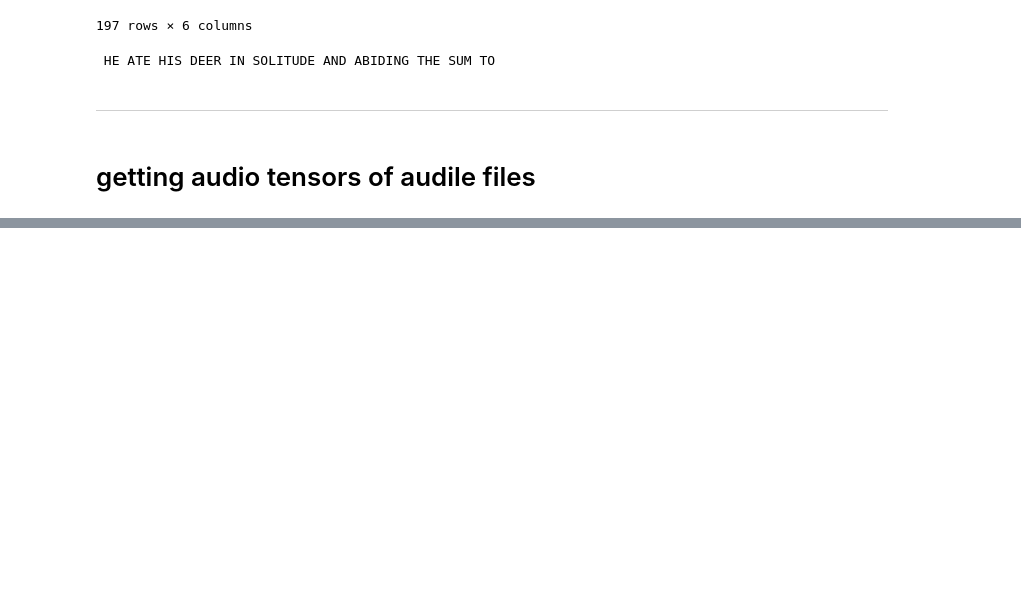
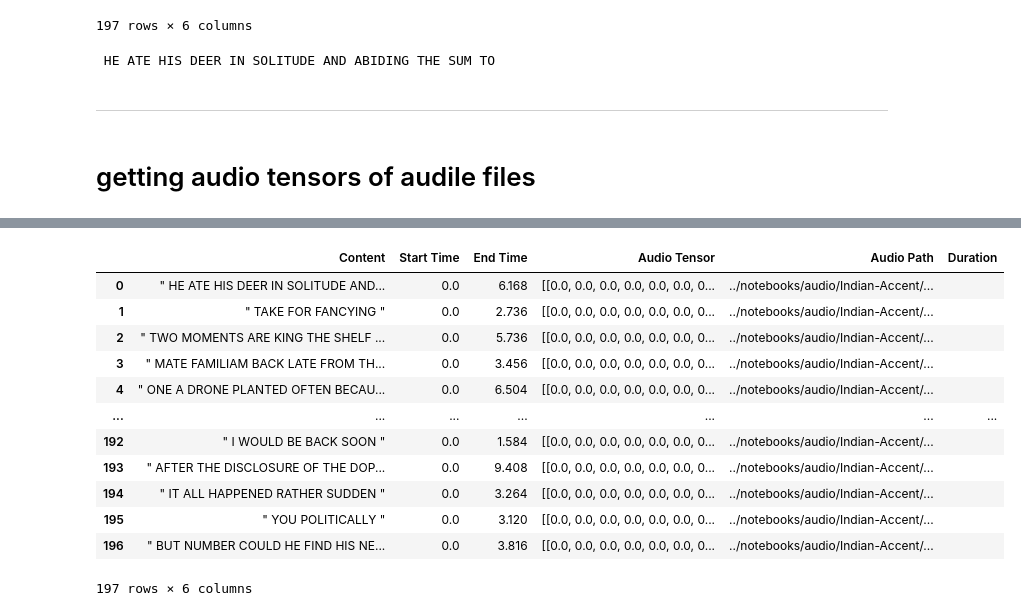
Before and after one commit to NACME-AIML-2024/final-project-dialect-dynamics, a Jupyter notebook: notebooks/indian-accent.ipynb, the cells around one changed output, grey strips where cells are left out. Cells and saved outputs as stored; diff of their text form; code cells hidden in the pictures; blank space fills up the shorter version.

Commit message:
getting audio tensors for indian accent df

```diff
--- a/notebooks/indian-accent.ipynb
+++ b/notebooks/indian-accent.ipynb
@@ -729,0 +868,16 @@ print(df_copy['Content'].iloc[0])
+# %%
+df_cleaned
+# %% [output]
+|  | Content | Start Time | End Time | Audio Tensor | Audio Path | Duration |
+| 0 | " HE ATE HIS DEER IN SOLITUDE AND... | 0.0 | 6.168 | [[0.0, 0.0, 0.0, 0.0, 0.0, 0.0, 0... | ../notebooks/audio/Indian-Accent/... |  |
+| 1 | " TAKE FOR FANCYING " | 0.0 | 2.736 | [[0.0, 0.0, 0.0, 0.0, 0.0, 0.0, 0... | ../notebooks/audio/Indian-Accent/... |  |
+| 2 | " TWO MOMENTS ARE KING THE SHELF ... | 0.0 | 5.736 | [[0.0, 0.0, 0.0, 0.0, 0.0, 0.0, 0... | ../notebooks/audio/Indian-Accent/... |  |
+| 3 | " MATE FAMILIAM BACK LATE FROM TH... | 0.0 | 3.456 | [[0.0, 0.0, 0.0, 0.0, 0.0, 0.0, 0... | ../notebooks/audio/Indian-Accent/... |  |
+| 4 | " ONE A DRONE PLANTED OFTEN BECAU... | 0.0 | 6.504 | [[0.0, 0.0, 0.0, 0.0, 0.0, 0.0, 0... | ../notebooks/audio/Indian-Accent/... |  |
+| ... | ... | ... | ... | ... | ... | ... |
+| 192 | " I WOULD BE BACK SOON " | 0.0 | 1.584 | [[0.0, 0.0, 0.0, 0.0, 0.0, 0.0, 0... | ../notebooks/audio/Indian-Accent/... |  |
+| 193 | " AFTER THE DISCLOSURE OF THE DOP... | 0.0 | 9.408 | [[0.0, 0.0, 0.0, 0.0, 0.0, 0.0, 0... | ../notebooks/audio/Indian-Accent/... |  |
+| 194 | " IT ALL HAPPENED RATHER SUDDEN " | 0.0 | 3.264 | [[0.0, 0.0, 0.0, 0.0, 0.0, 0.0, 0... | ../notebooks/audio/Indian-Accent/... |  |
+| 195 | " YOU POLITICALLY " | 0.0 | 3.120 | [[0.0, 0.0, 0.0, 0.0, 0.0, 0.0, 0... | ../notebooks/audio/Indian-Accent/... |  |
+| 196 | " BUT NUMBER COULD HE FIND HIS NE... | 0.0 | 3.816 | [[0.0, 0.0, 0.0, 0.0, 0.0, 0.0, 0... | ../notebooks/audio/Indian-Accent/... |  |
+197 rows × 6 columns
```
Also changed, not shown: parts of 9 cells of this notebook.
